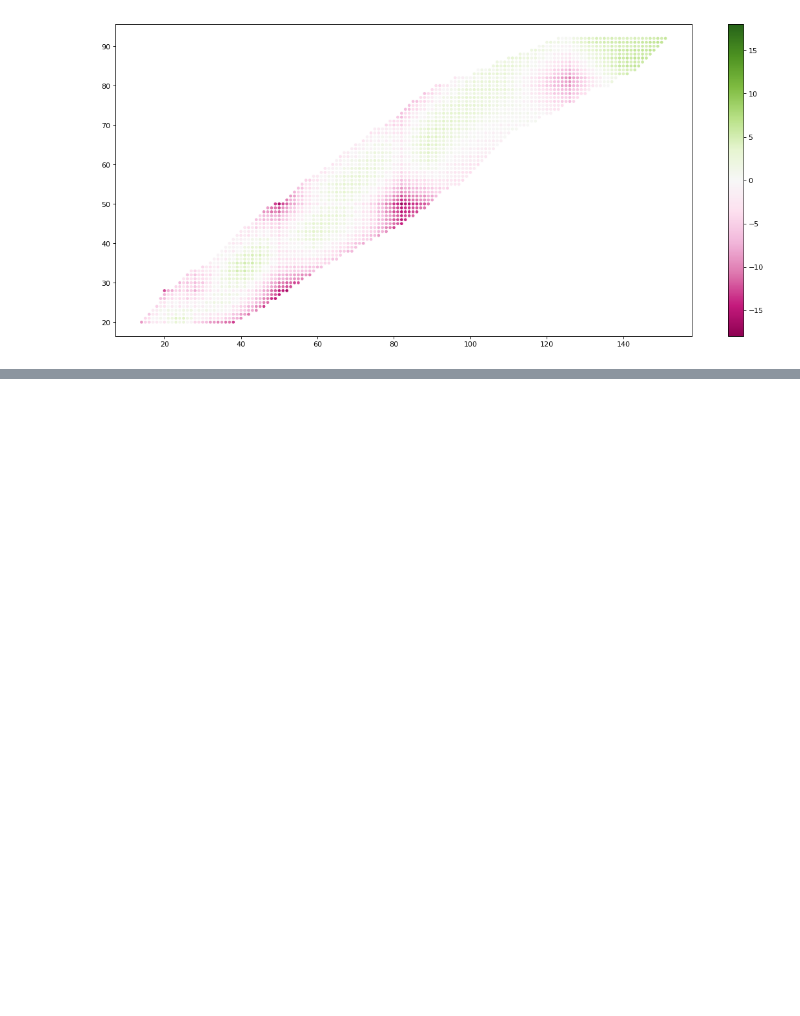
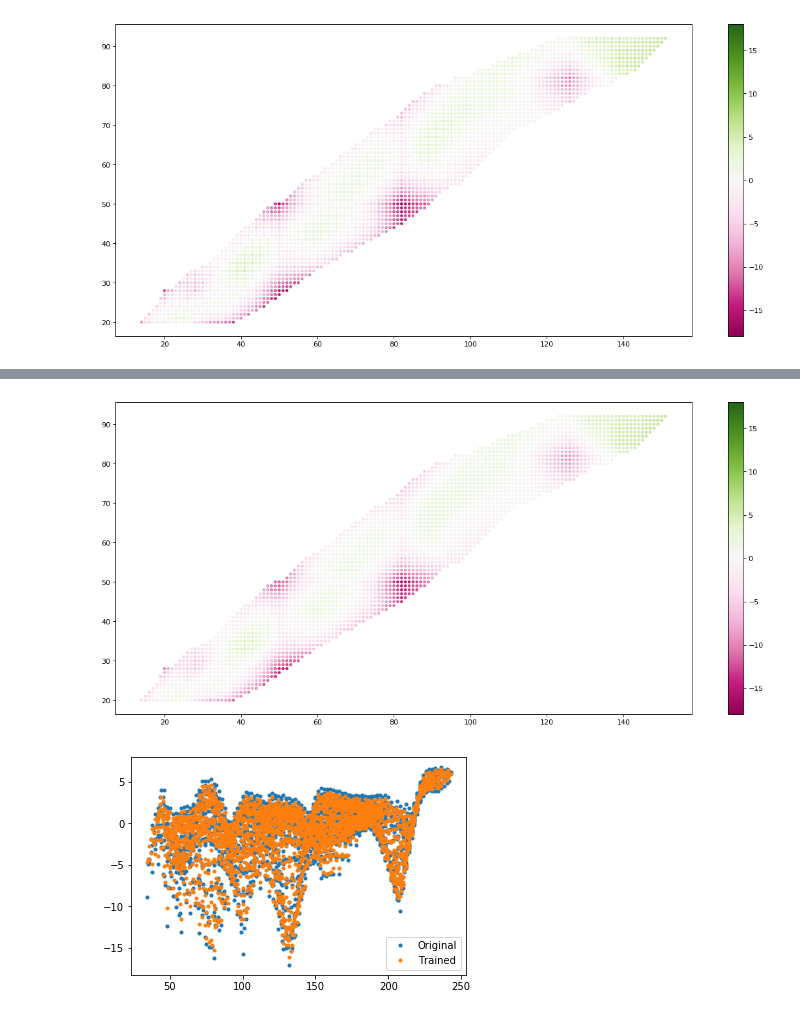
Before and after one commit to MAtthewCrow12/CrowleyDLP, a Jupyter notebook: MLtrial.ipynb, the cells around one changed output, grey strips where cells are left out. Cells and saved outputs as stored; diff of their text form; code cells hidden in the pictures; blank space fills up the shorter version.

```diff
--- a/MLtrial.ipynb
+++ b/MLtrial.ipynb
@@ -120,0 +318,19 @@ rf.fit(Xs_train, y_train);
+# %%
+#Have to refit rf with all of X and y
+#Unlike with scaling
+
+Xs = scaler.transform(X)
+pred_all = rf.predict(Xs)
+fig=plt.figure(figsize=(18, 8), dpi= 80, facecolor='w', edgecolor='k')
+sc = plt.scatter(np.transpose(X)[0],np.transpose(X)[1],c=pred_all,cmap='PiYG',vmin=-ext,vmax=ext,s=10)
+plt.colorbar(sc)
+plt.show()
+
+
+plt.plot(N+Z,y,'o',markersize=3,label='Original')
+plt.plot(np.transpose(X)[0]+np.transpose(X)[1],pred_all,'o',markersize=3,label='Trained')
+plt.legend()
+plt.show()
+# %% [output]
+[figure, added]
+[figure, added]
```
Also changed, not shown: parts of 35 cells of this notebook.
